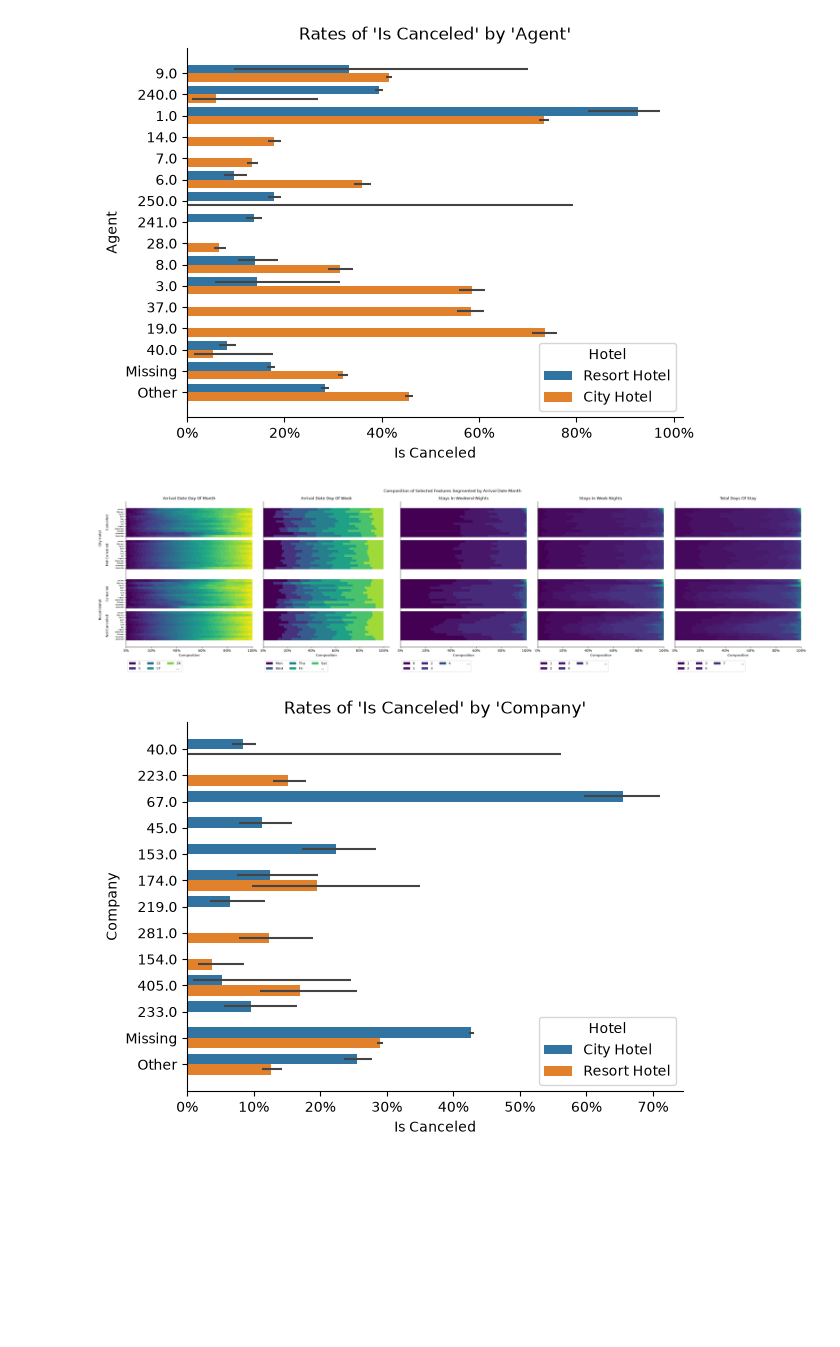
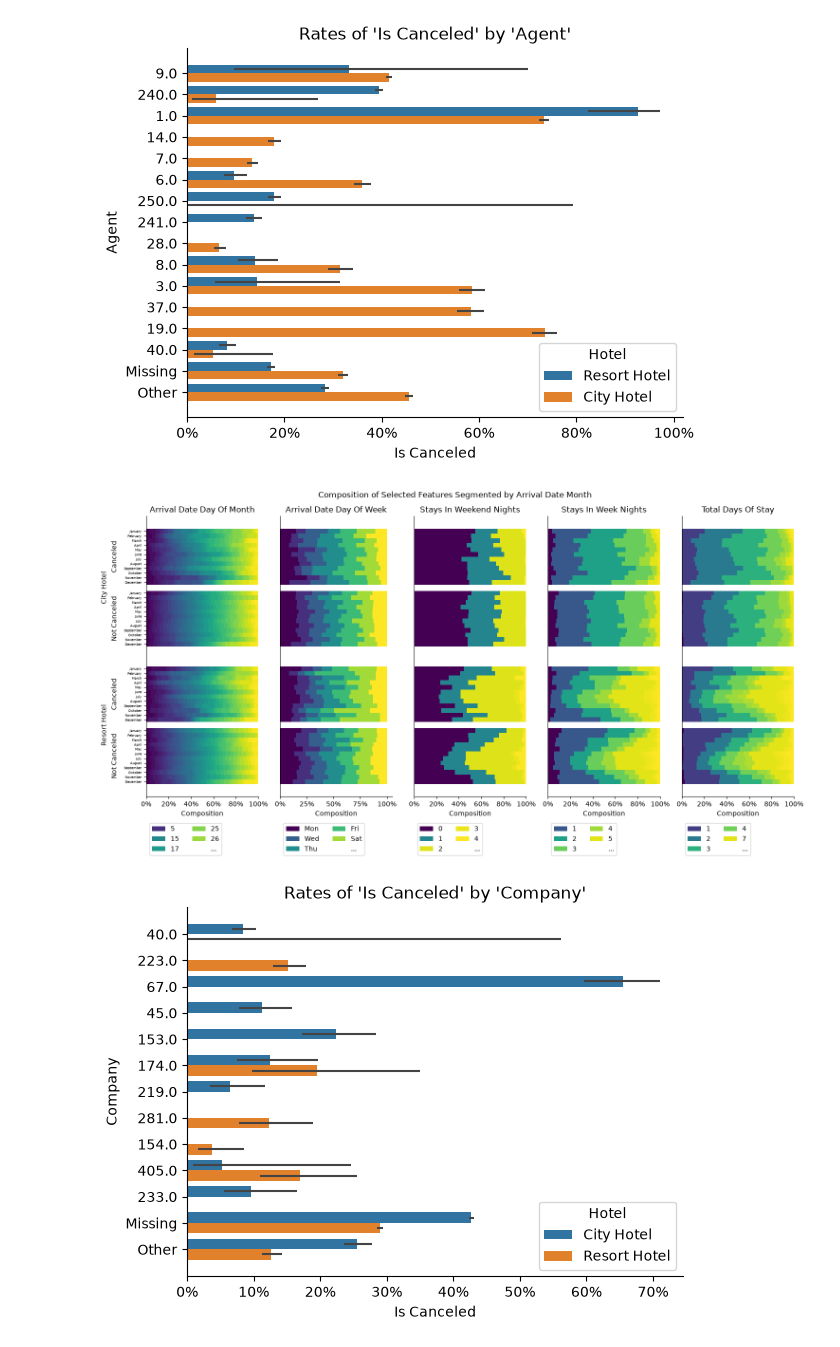
Before and after one commit to mcuzzii/hotel-booking-cancellations, a Jupyter notebook: notebooks/hotel.ipynb, the cells around one changed output. Drawn from its saved outputs; the diff is of its cells as text; code cells hidden in the pictures; blank space fills up the shorter version.

```diff
--- a/notebooks/hotel.ipynb
+++ b/notebooks/hotel.ipynb
@@ -238,35 +238,36 @@ grouped_stacked_barplot(
     df.assign(
         is_canceled=np.where(df['is_canceled'], 'Canceled', 'Not Canceled'),
         arrival_date_day_of_week=(
             np.array(['Mon', 'Tue', 'Wed', 'Thu', 'Fri', 'Sat', 'Sun'])[
                 pd.to_datetime(
                     df['arrival_date_year'].astype(str)
                     + '-'
                     + df['arrival_date_month']
                     + '-'
                     + df['arrival_date_day_of_month'].astype(str),
                     format='%Y-%B-%d'
                 ).dt.day_of_week
             ]
         ),
         total_days_of_stay=df['stays_in_weekend_nights'] + df['stays_in_week_nights']
     ),
     groups_var='hotel',
     subgroups_var='is_canceled',
     stacks_var='arrival_date_month',
     stacks_ordering=calendar.month_name[1:13],
     hues_ordering=[None, ['Mon', 'Tue', 'Wed', 'Thu', 'Fri', 'Sat', 'Sun'], None, None, None],
     hues_vars=[
         'arrival_date_day_of_month',
         'arrival_date_day_of_week',
         'stays_in_weekend_nights',
         'stays_in_week_nights',
         'total_days_of_stay'
     ],
-    fill_value='NaN'
+    fill_value='NaN',
+    width_per_plot=3
 )
 # %% [output]
-[figure, old version]
+[figure, new version]
 # %%
 companies = df['company'].value_counts()
 frequent_companies = companies[companies > 100].index.tolist()
```
Also changed, not shown: 1 other file.
